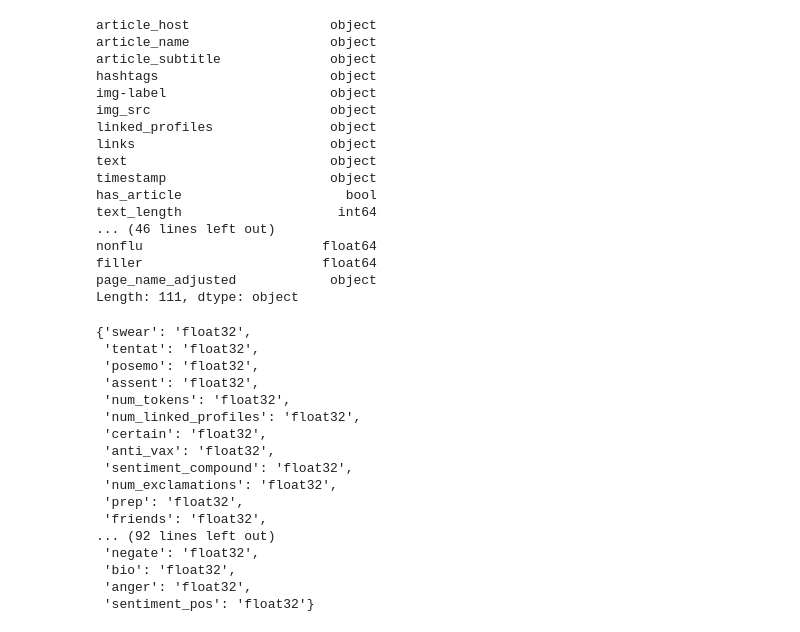
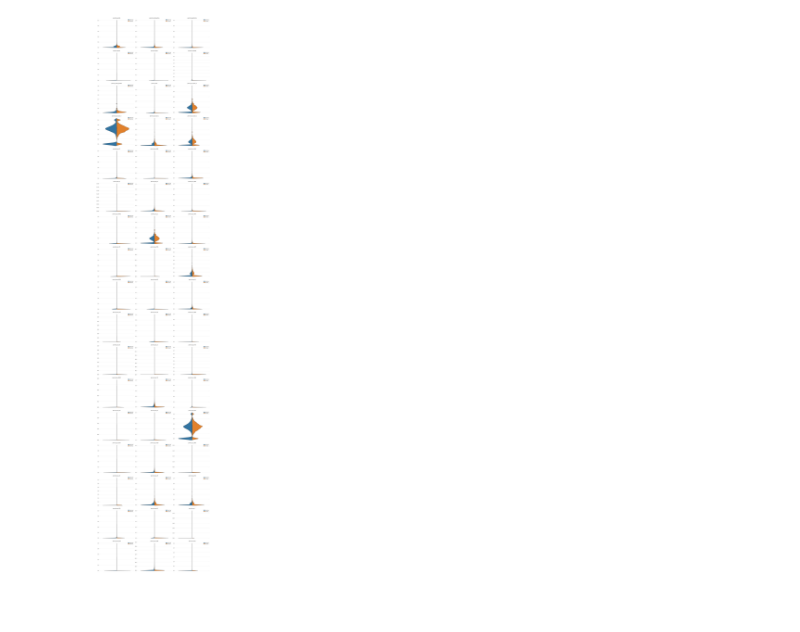
Before and after one commit to PhillipNgo/Team-Vaccinated-Research, a Jupyter notebook: Facebook Visualization.ipynb, the cells around one changed output. Saved outputs shown, nothing was run; the diff lists cells and outputs as text; code cells hidden in the pictures; blank space fills up the shorter version.

```diff
--- a/Facebook Visualization.ipynb
+++ b/Facebook Visualization.ipynb
@@ -70,20 +90,0 @@ posts.describe()
-# %%
-posts.dtypes
-# %% [output]
-article_host                  object
-article_name                  object
-article_subtitle              object
-hashtags                      object
-img-label                     object
-img_src                       object
-linked_profiles               object
-links                         object
-text                          object
-timestamp                     object
-has_article                     bool
-text_length                    int64
-... (46 lines left out)
-nonflu                       float64
-filler                       float64
-page_name_adjusted            object
-Length: 111, dtype: object
@@ -201,20 +90,0 @@ c = {
-# %%
-{x : 'float32' for x in c}
-# %% [output]
-{'swear': 'float32',
- 'tentat': 'float32',
- 'posemo': 'float32',
- 'assent': 'float32',
- 'num_tokens': 'float32',
- 'num_linked_profiles': 'float32',
- 'certain': 'float32',
- 'anti_vax': 'float32',
- 'sentiment_compound': 'float32',
- 'num_exclamations': 'float32',
- 'prep': 'float32',
- 'friends': 'float32',
-... (92 lines left out)
- 'negate': 'float32',
- 'bio': 'float32',
- 'anger': 'float32',
- 'sentiment_pos': 'float32'}
@@ -222,0 +91,31 @@ posts.drop_duplicates()
+# %%
+#Plot all numerical data
+def plot_comparison_violins(df, ncols=3, figsize=None, filename='Violin Comparisons.png'):
+    num = df.select_dtypes(['float64', 'int64', 'int16']).fillna(0)
+    num['anti_vax'] = df.anti_vax.apply(lambda x: 'Anti-Vax' if x else 'Normal').astype('category')
+    nrows = int(np.ceil(len(num.columns[:-1]) / ncols))
+    blank = np.zeros(num.shape[0])
+    if not figsize:
+        figsize=(21, 6 * nrows)
+    fig, axes = plt.subplots(nrows, ncols, figsize=figsize)
+    for i, col in enumerate(num.columns[:-1]):
+        ax = None
+        if ncols * nrows == 1:
+            ax = axes
+        else:
+            ax = axes[int(i / ncols), i % ncols]
+        sns.violinplot(x=blank, y=col, hue='anti_vax', data=num, split=True, ax=ax, orient='v', legend=False)
+        ax.xaxis.set_visible(False)
+        ax.legend()
+        ax.set_title(col)
+        ax.set_ylabel('')
+        ax.yaxis.grid(True, alpha=0.3)
+        for g in ax.spines:
+            ax.spines[g].set_visible(False)
+    for i in range(len(num.columns) - 1, nrows * ncols):
+        fig.delaxes(axes[int(i / ncols), i % ncols])
+    fig.tight_layout()
+    fig.savefig(filename, bbox_inches='tight')
+plot_comparison_violins(posts[[c for c in posts.columns if c.startswith('percent_') or c == 'anti_vax']])
+# %% [output]
+[figure, added]
```
Also changed, not shown: parts of 25 cells of this notebook, 11 other files.
